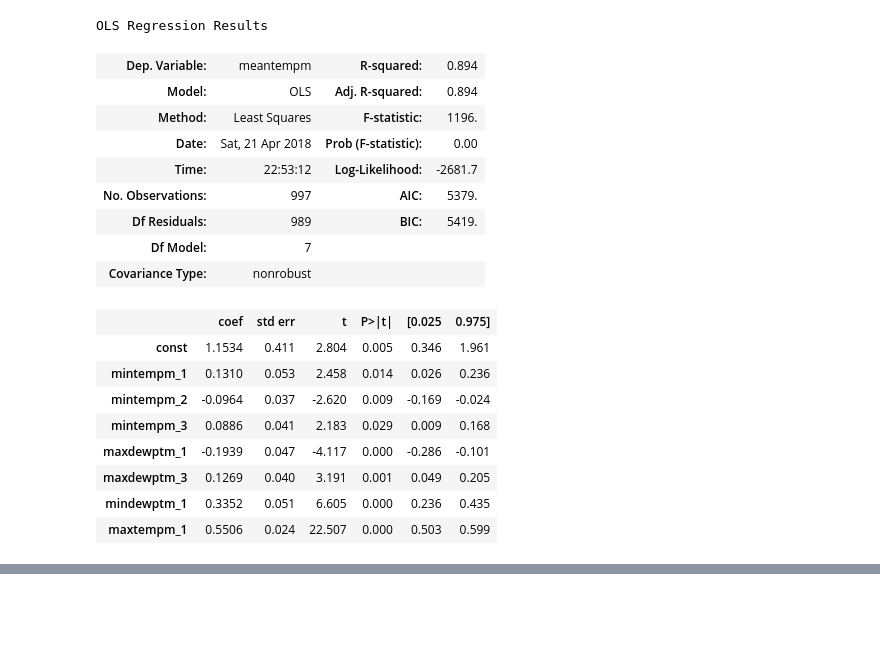
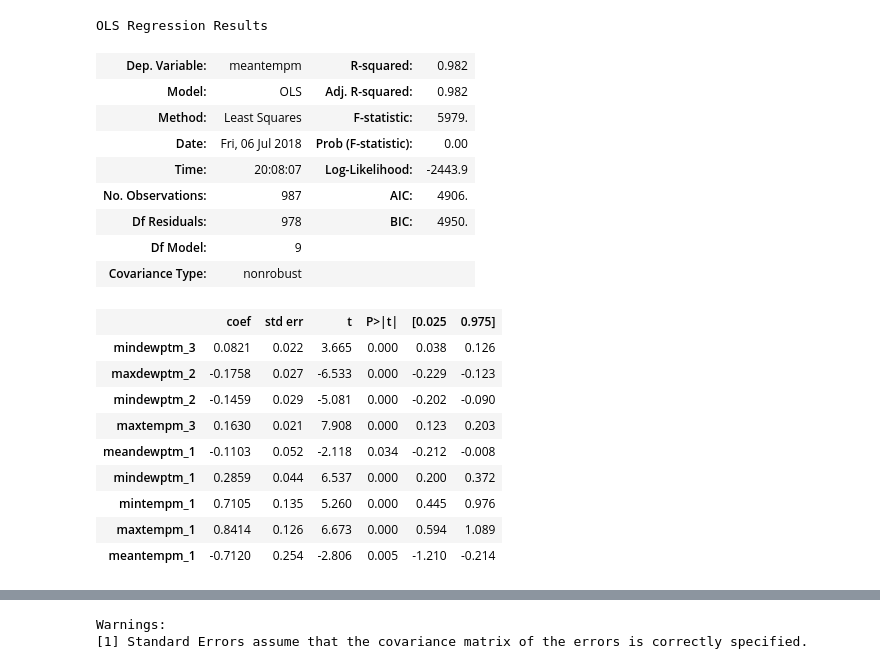
Before and after one commit to MichaelE919/machine-learning-predict-weather, a Jupyter notebook: Linear Regression Weather Prediction.ipynb, the cells around one changed output, grey strips where cells are left out. Drawn from its saved outputs; the diff is of its cells as text; code cells hidden in the pictures; blank space fills up the shorter version.

```diff
--- a/Linear Regression Weather Prediction.ipynb
+++ b/Linear Regression Weather Prediction.ipynb
@@ -189,3 +81,40 @@ OLS Regression Results
-# %%
-X = X[['const', 'mintempm_1', 'mintempm_2', 'mintempm_3', 'maxdewptm_1',
-       'maxdewptm_3', 'mindewptm_1', 'maxtempm_1']]
+# %%
+alpha = 0.01
+
+def stepwise_selection(X, y,
+                       initial_list=predictors,
+                       threshold_out=alpha,
+                       verbose=True):
+    """ Perform a forward-backward feature selection
+    based on p-value from statsmodels.api.OLS
+    Arguments:
+        X - pandas.DataFrame with candidate features
+        y - list-like with the target
+        initial_list - list of features to start with (column names of X)
+        threshold_in - include a feature if its p-value < threshold_in
+        threshold_out - exclude a feature if its p-value > threshold_out
+        verbose - whether to print the sequence of inclusions and exclusions
+    Returns: list of selected features
+    See https://en.wikipedia.org/wiki/Stepwise_regression for the details
+    """
+    included = list(initial_list)
+    while True:
+        changed=False
+        model = sm.OLS(y, sm.add_constant(pd.DataFrame(X[included]))).fit()
+        # use all coefs except intercept
+        pvalues = model.pvalues.iloc[1:]
+        worst_pval = pvalues.max() # null if pvalues is empty
+        if worst_pval > threshold_out:
+            changed=True
+            worst_feature = pvalues.idxmax()
+            included.remove(worst_feature)
+            if verbose:
+                print('Drop {:30} with p-value {:.6}'.format(worst_feature, worst_pval))
+        if not changed:
+            break
+    return included
+
+result = stepwise_selection(X, y)
+
+print('resulting features:')
+print(result)
@@ -192,23 +133,25 @@ X = X[['const', 'mintempm_1', 'mintempm_2', 'mintempm_3', 'maxdewptm_1',
 # %%
+X = X[result]
 model = sm.OLS(y, X).fit()
 model.summary()
 # %% [output]
 OLS Regression Results
-| Dep. Variable: | meantempm | R-squared: | 0.894 |
-| Model: | OLS | Adj. R-squared: | 0.894 |
-| Method: | Least Squares | F-statistic: | 1196. |
-| Date: | Sat, 21 Apr 2018 | Prob (F-statistic): | 0.00 |
-| Time: | 22:53:12 | Log-Likelihood: | -2681.7 |
-| No. Observations: | 997 | AIC: | 5379. |
-| Df Residuals: | 989 | BIC: | 5419. |
-| Df Model: | 7 |  |  |
+| Dep. Variable: | meantempm | R-squared: | 0.982 |
+| Model: | OLS | Adj. R-squared: | 0.982 |
+| Method: | Least Squares | F-statistic: | 5979. |
+| Date: | Fri, 06 Jul 2018 | Prob (F-statistic): | 0.00 |
+| Time: | 20:08:07 | Log-Likelihood: | -2443.9 |
+| No. Observations: | 987 | AIC: | 4906. |
+| Df Residuals: | 978 | BIC: | 4950. |
+| Df Model: | 9 |  |  |
 | Covariance Type: | nonrobust |  |  |
 |  | coef | std err | t | P>|t| | [0.025 | 0.975] |
-| const | 1.1534 | 0.411 | 2.804 | 0.005 | 0.346 | 1.961 |
-| mintempm_1 | 0.1310 | 0.053 | 2.458 | 0.014 | 0.026 | 0.236 |
-| mintempm_2 | -0.0964 | 0.037 | -2.620 | 0.009 | -0.169 | -0.024 |
-| mintempm_3 | 0.0886 | 0.041 | 2.183 | 0.029 | 0.009 | 0.168 |
-| maxdewptm_1 | -0.1939 | 0.047 | -4.117 | 0.000 | -0.286 | -0.101 |
-| maxdewptm_3 | 0.1269 | 0.040 | 3.191 | 0.001 | 0.049 | 0.205 |
-| mindewptm_1 | 0.3352 | 0.051 | 6.605 | 0.000 | 0.236 | 0.435 |
-| maxtempm_1 | 0.5506 | 0.024 | 22.507 | 0.000 | 0.503 | 0.599 |
+| mindewptm_3 | 0.0821 | 0.022 | 3.665 | 0.000 | 0.038 | 0.126 |
+| maxdewptm_2 | -0.1758 | 0.027 | -6.533 | 0.000 | -0.229 | -0.123 |
+| mindewptm_2 | -0.1459 | 0.029 | -5.081 | 0.000 | -0.202 | -0.090 |
+| maxtempm_3 | 0.1630 | 0.021 | 7.908 | 0.000 | 0.123 | 0.203 |
+| meandewptm_1 | -0.1103 | 0.052 | -2.118 | 0.034 | -0.212 | -0.008 |
+| mindewptm_1 | 0.2859 | 0.044 | 6.537 | 0.000 | 0.200 | 0.372 |
+| mintempm_1 | 0.7105 | 0.135 | 5.260 | 0.000 | 0.445 | 0.976 |
+| maxtempm_1 | 0.8414 | 0.126 | 6.673 | 0.000 | 0.594 | 1.089 |
+| meantempm_1 | -0.7120 | 0.254 | -2.806 | 0.005 | -1.210 | -0.214 |
@@ -219 +162,3 @@ OLS Regression Results
+Warnings:
+[1] Standard Errors assume that the covariance matrix of the errors is correctly specified.
 # %%
```
Also changed, not shown: parts of 15 cells of this notebook.
